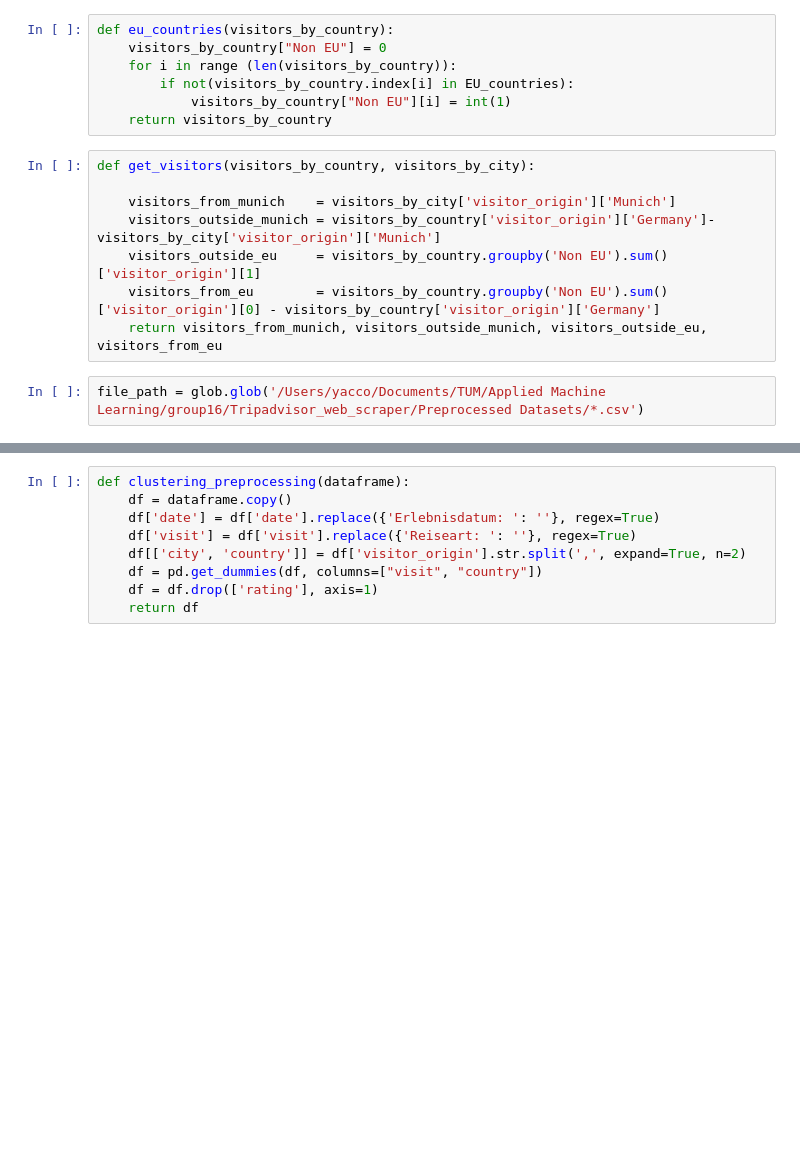
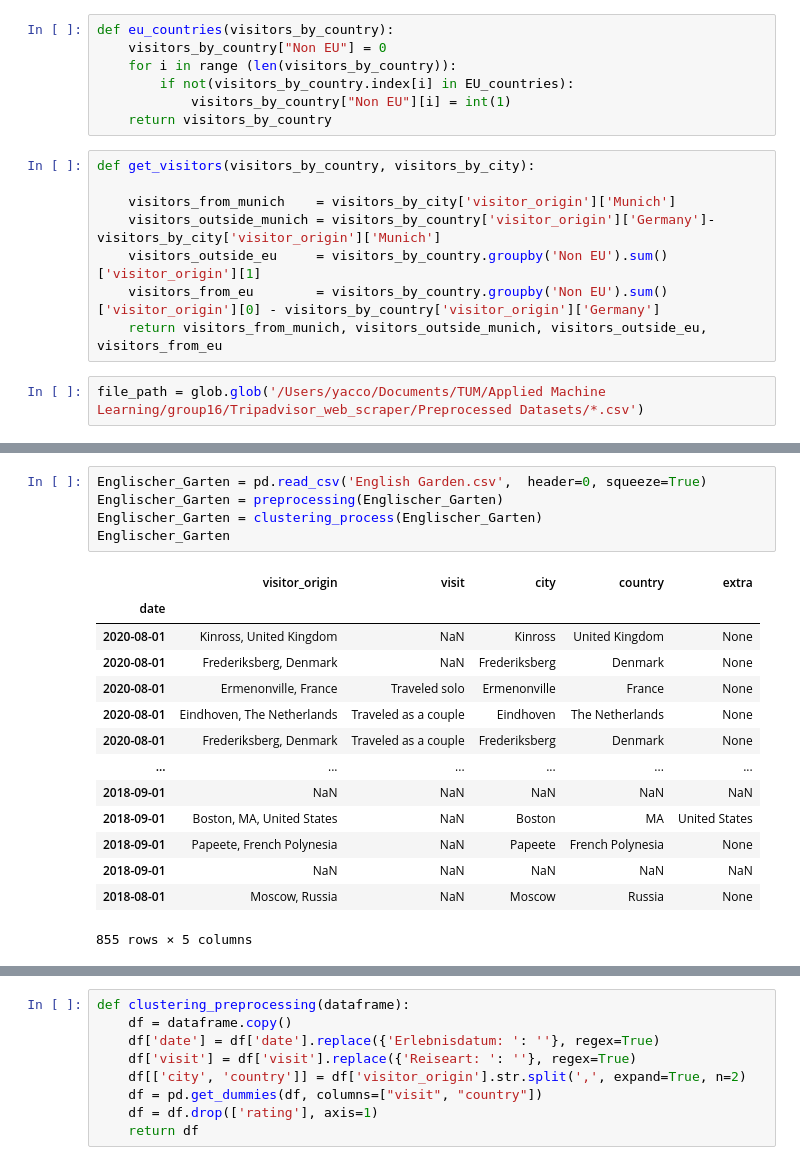
Before and after one commit to Yaccoub/Co-Tour, a Jupyter notebook: Tripadvisor_web_scraper/Preprocessed Datasets/K_means preprocessing.ipynb, the cells around one changed output, grey strips where cells are left out. Cells and saved outputs as stored; diff of their text form; blank space fills up the shorter version.

```diff
--- a/Tripadvisor_web_scraper/Preprocessed Datasets/K_means preprocessing.ipynb
+++ b/Tripadvisor_web_scraper/Preprocessed Datasets/K_means preprocessing.ipynb
@@ -75,0 +143,20 @@ visitors_from_munich, visitors_outside_munich, visitors_outside_eu, visitors_fro
+# %%
+Englischer_Garten = pd.read_csv('English Garden.csv',  header=0, squeeze=True)
+Englischer_Garten = preprocessing(Englischer_Garten)
+Englischer_Garten = clustering_process(Englischer_Garten)
+Englischer_Garten
+# %% [output]
+|  | visitor_origin | visit | city | country | extra |
+| date |  |  |  |  |  |
+| 2020-08-01 | Kinross, United Kingdom | NaN | Kinross | United Kingdom | None |
+| 2020-08-01 | Frederiksberg, Denmark | NaN | Frederiksberg | Denmark | None |
+| 2020-08-01 | Ermenonville, France | Traveled solo | Ermenonville | France | None |
+| 2020-08-01 | Eindhoven, The Netherlands | Traveled as a couple | Eindhoven | The Netherlands | None |
+| 2020-08-01 | Frederiksberg, Denmark | Traveled as a couple | Frederiksberg | Denmark | None |
+| ... | ... | ... | ... | ... | ... |
+| 2018-09-01 | NaN | NaN | NaN | NaN | NaN |
+| 2018-09-01 | Boston, MA, United States | NaN | Boston | MA | United States |
+| 2018-09-01 | Papeete, French Polynesia | NaN | Papeete | French Polynesia | None |
+| 2018-09-01 | NaN | NaN | NaN | NaN | NaN |
+| 2018-08-01 | Moscow, Russia | NaN | Moscow | Russia | None |
+855 rows × 5 columns
```
Also changed, not shown: parts of 46 cells of this notebook, 7 other files.
